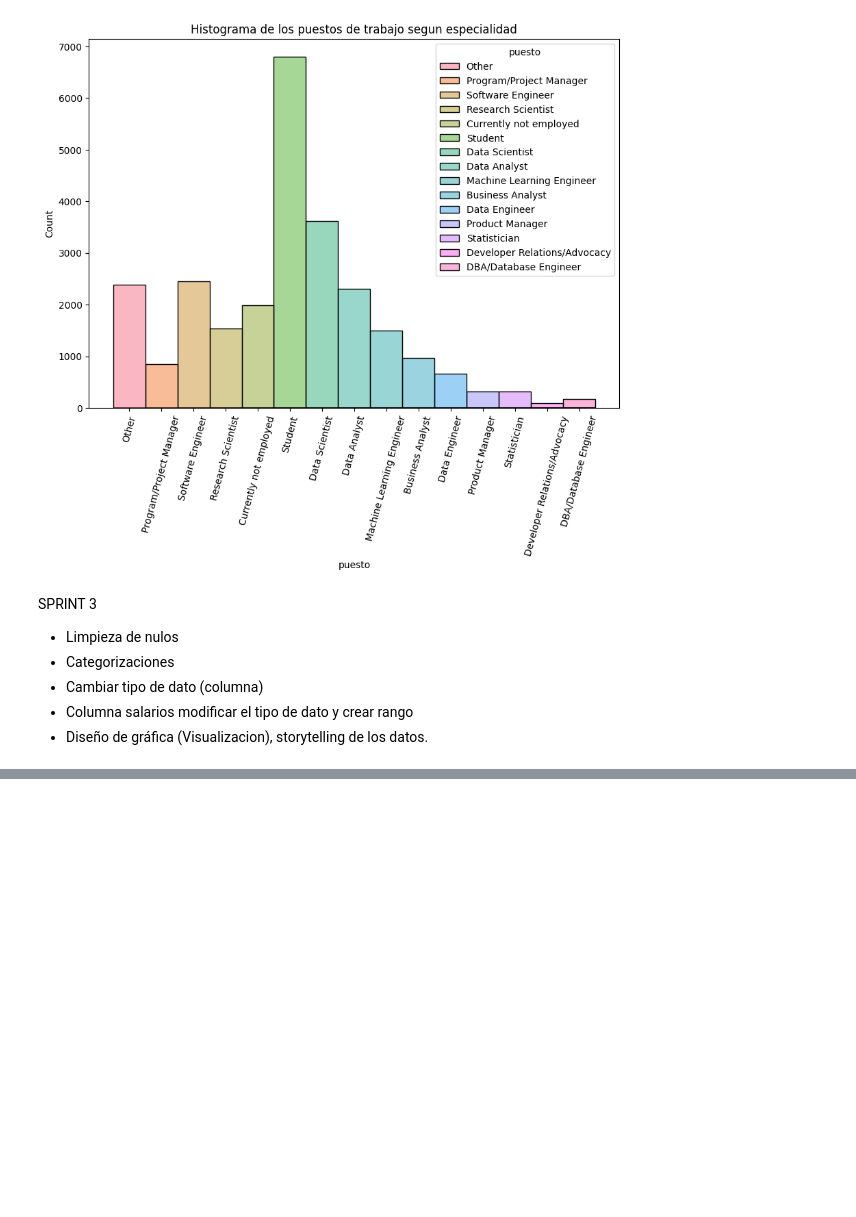
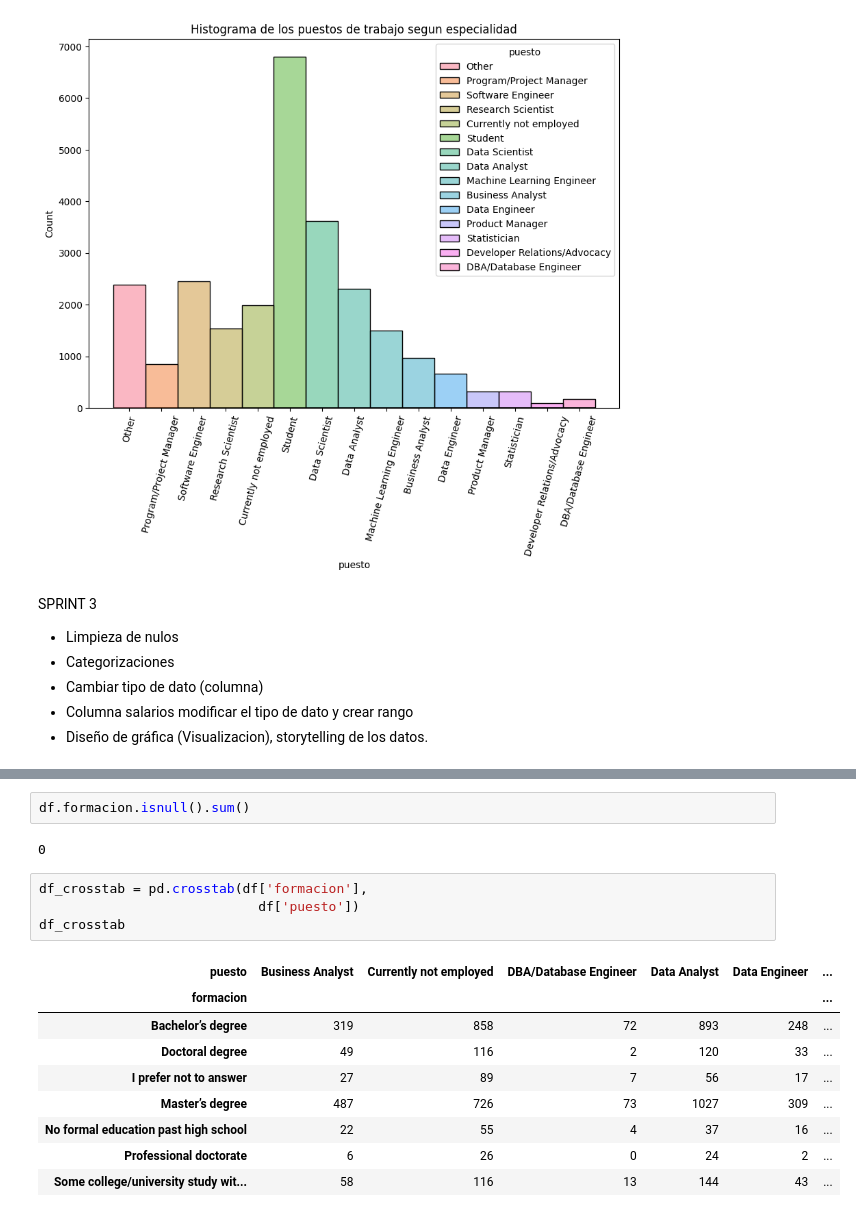
Before and after one commit to Adalab/project-DA-promo-c-modulo-2-team-5, a Jupyter notebook: sprint2_EDA.ipynb, the cells around one changed output, grey strips where cells are left out. Drawn from its saved outputs; the diff is of its cells as text; blank space fills up the shorter version.

```diff
--- a/sprint2_EDA.ipynb
+++ b/sprint2_EDA.ipynb
@@ -156,0 +280,18 @@ SPRINT 3
+# %%
+df.formacion.isnull().sum()
+# %% [output]
+0
+# %%
+df_crosstab = pd.crosstab(df['formacion'],
+                            df['puesto'])
+df_crosstab
+# %% [output]
+| puesto | Business Analyst | Currently not employed | DBA/Database Engineer | Data Analyst | Data Engineer | ... |
+| formacion |  |  |  |  |  | ... |
+| Bachelor’s degree | 319 | 858 | 72 | 893 | 248 | ... |
+| Doctoral degree | 49 | 116 | 2 | 120 | 33 | ... |
+| I prefer not to answer | 27 | 89 | 7 | 56 | 17 | ... |
+| Master’s degree | 487 | 726 | 73 | 1027 | 309 | ... |
+| No formal education past high school | 22 | 55 | 4 | 37 | 16 | ... |
+| Professional doctorate | 6 | 26 | 0 | 24 | 2 | ... |
+| Some college/university study wit... | 58 | 116 | 13 | 144 | 43 | ... |
```
Also changed, not shown: parts of 23 cells of this notebook.
